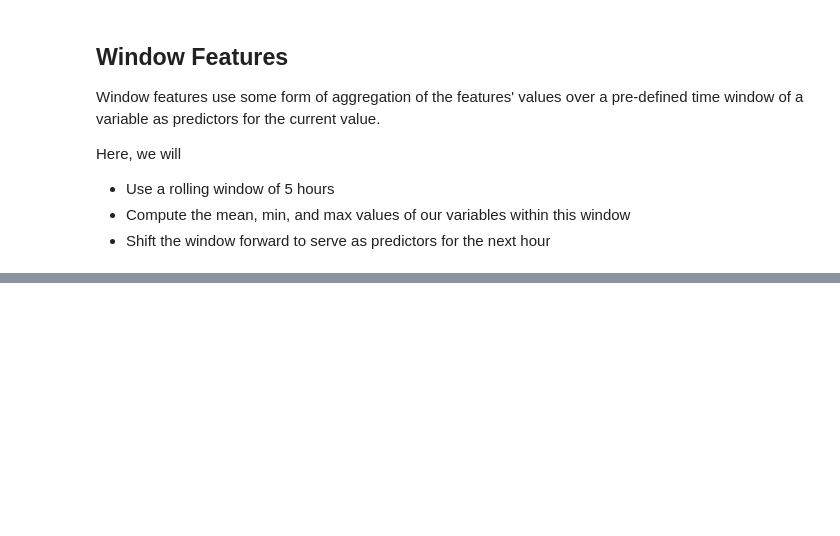
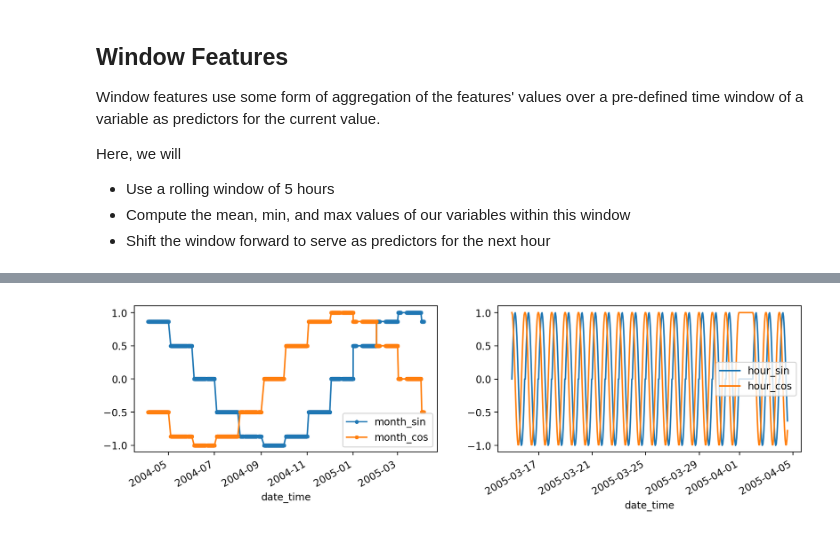
Before and after one commit to WeinbergMalte/timeseries-forecasting-workshop, a Jupyter notebook: notebooks/03-air-pollutants-forecasting.ipynb, the cells around one changed output, grey strips where cells are left out. Drawn from its saved outputs; the diff is of its cells as text; code cells hidden in the pictures; blank space fills up the shorter version.

```diff
--- a/notebooks/03-air-pollutants-forecasting.ipynb
+++ b/notebooks/03-air-pollutants-forecasting.ipynb
@@ -81,16 +85,16 @@ Here, we will use the following lag features to predict the next hour's pollutan
 
 The reasoning behind this is that pollutant concentrations do not change quickly and, as previously demonstrated, have a 24-hour seasonality.
 # %%
-df_lags = df.copy()
+df_processed_0 = df.copy()
 
 for var in variables:
     for h in [1, 2, 3, 24]:
-        tmp = df_lags[[var]].shift(freq=f"{h}H")
+        tmp = df_processed_0[[var]].shift(freq=f"{h}H")
         tmp.columns = [f"{var}_lag_{h}"]
-        df_lags = df_lags.merge(tmp, left_index=True, right_index=True, how="left")
+        df_processed_0 = df_processed_0.merge(tmp, left_index=True, right_index=True, how="left")
 
 
-df_lags.head()
+df_processed_0.head()
 # %% [output]
 |  | co_sensor | humidity | month | week | day | day_of_week | hour | is_weekend | co_sensor_lag_1 | ... |
 | date_time |  |  |  |  |  |  |  |  |  | ... |
@@ -142,13 +146,14 @@ Here, we will
 - Shift the window forward to serve as predictors for the next hour
 # %%
 tmp = (
-    df_lags[variables]
+    df_processed_0[variables]
     .rolling(window="5H")
     .agg(["mean", "min", "max", "std"])  # Aggregate functions over the span of the window
     .shift(freq="1H")  # Move the average 1 hour forward
 )
 
-# Rename the columns
-# TODO: Doesn't work yet
-# TODO: Cleanup data load for airline passengers and sunspots data
-#tmp.columns = [v + "_window" for v in variables]
+tmp.columns = tmp.columns.map('_win_'.join)
+tmp.head()
+
+df_processed_1 = df_processed_0.copy().merge(tmp, left_index=True, right_index=True, how="left")
+df_processed_1.head()
@@ -165,0 +183,16 @@ tmp.tail()
+# %%
+time_vars = ["month", "hour"]
+
+cyclical = CyclicalFeatures(
+    variables=time_vars,  # The features we want to transform.
+    drop_original=False,  # Whether to drop the original features.
+)
+
+df_processed_2 = cyclical.fit_transform(df_processed_1)
+df_processed_2.head()
+# %%
+_, axs = plt.subplots(1, 2, figsize=(12, 3))
+_ = df_processed_2[["month_sin","month_cos"]].plot(marker=".",ax=axs[0])
+_ = df_processed_2["2005-03-15":][["hour_sin","hour_cos"]].plot(ax=axs[1])
+# %% [output]
+[figure, added]
```
Also changed, not shown: parts of 10 cells of this notebook, 4 other files.
